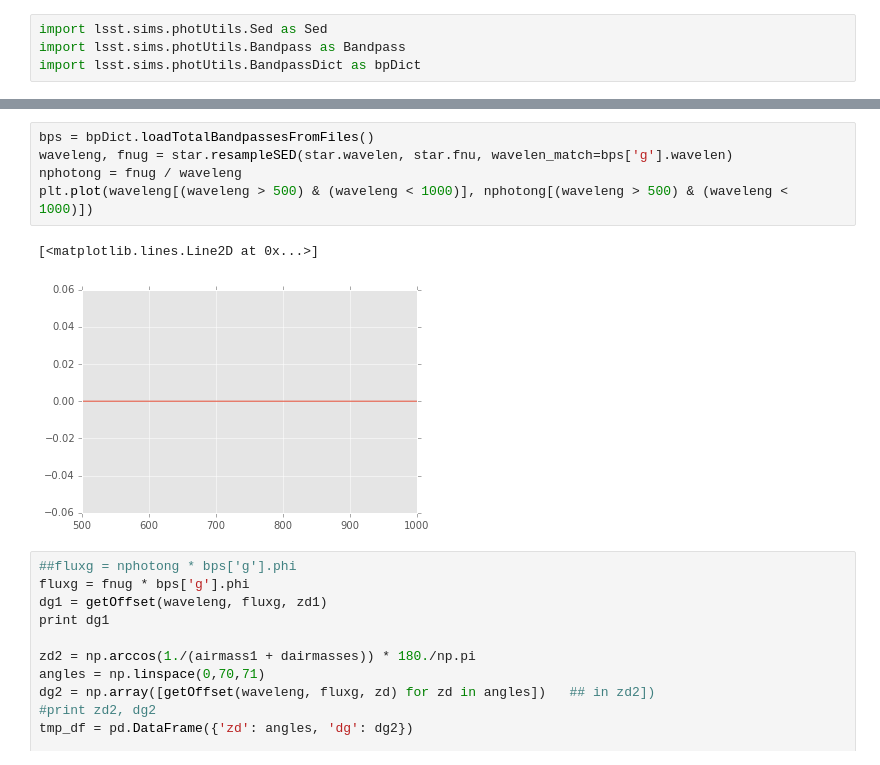
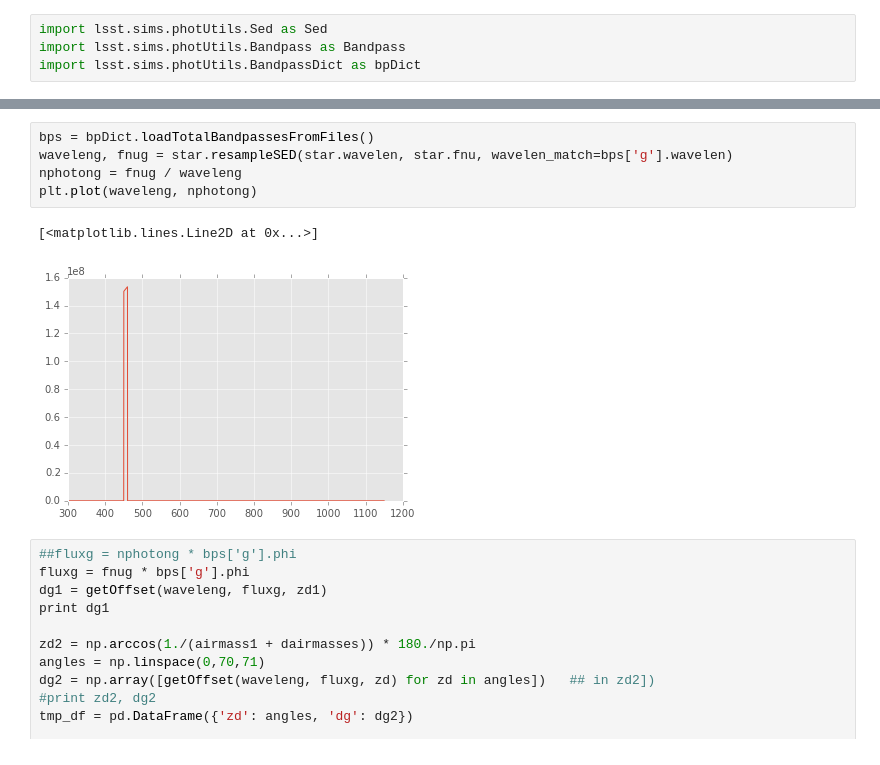
Before and after one commit to isullivan/LSST-DCR, a Jupyter notebook: code/notebooks/chroma_test5-Copy1.ipynb, the cells around one changed output, grey strips where cells are left out. Drawn from its saved outputs; the diff is of its cells as text.

```diff
--- a/code/notebooks/chroma_test5-Copy1.ipynb
+++ b/code/notebooks/chroma_test5-Copy1.ipynb
@@ -93,11 +95,11 @@ plt.plot(star.wavelen, star.flambda)
 # %%
 bps = bpDict.loadTotalBandpassesFromFiles()
 waveleng, fnug = star.resampleSED(star.wavelen, star.fnu, wavelen_match=bps['g'].wavelen)
 nphotong = fnug / waveleng
-plt.plot(waveleng[(waveleng > 500) & (waveleng < 1000)], nphotong[(waveleng > 500) & (waveleng < 1000)])
+plt.plot(waveleng, nphotong)
 # %% [output]
 [<matplotlib.lines.Line2D at 0x...>]
-[figure, old version]
+[figure, new version]
 # %%
 ##fluxg = nphotong * bps['g'].phi
 fluxg = fnug * bps['g'].phi
```
Also changed, not shown: parts of 6 cells of this notebook, 2 other files.
